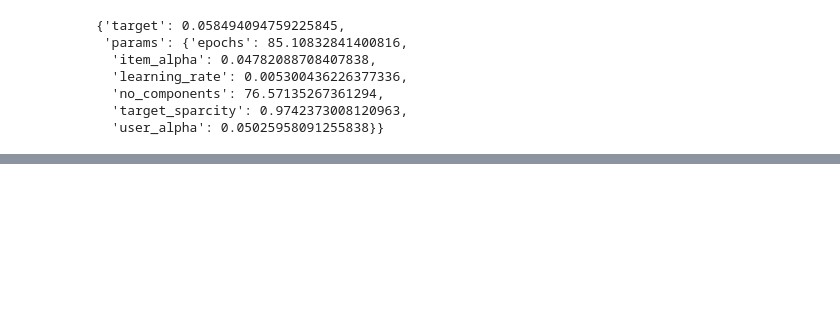
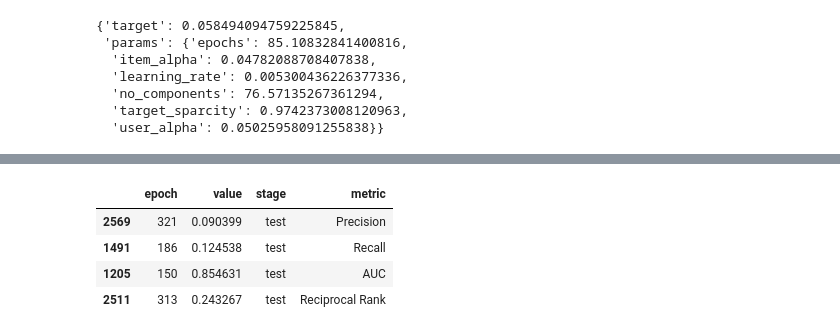
Before and after one commit to suthipongg/Similarity_model, a Jupyter notebook: db_cosmenet/recommender_data.ipynb, the cells around one changed output, grey strips where cells are left out. Saved outputs shown, nothing was run; the diff lists cells and outputs as text; code cells hidden in the pictures; blank space fills up the shorter version.

```diff
--- a/db_cosmenet/recommender_data.ipynb
+++ b/db_cosmenet/recommender_data.ipynb
@@ -1226,0 +1167,11 @@ optimizer.max
+# %%
+max_metric = []
+for i in ['Precision', 'Recall', 'AUC', 'Reciprocal Rank']:
+    max_metric.append(fitting_metrics[fitting_metrics[(fitting_metrics[['metric', 'stage']] == [i, 'test']).all(axis=1)]['value'].max() == fitting_metrics['value']].index[0])
+fitting_metrics.iloc[max_metric]
+# %% [output]
+|  | epoch | value | stage | metric |
+| 2569 | 321 | 0.090399 | test | Precision |
+| 1491 | 186 | 0.124538 | test | Recall |
+| 1205 | 150 | 0.854631 | test | AUC |
+| 2511 | 313 | 0.243267 | test | Reciprocal Rank |
```
Also changed, not shown: parts of 57 cells of this notebook, 1 other file.
